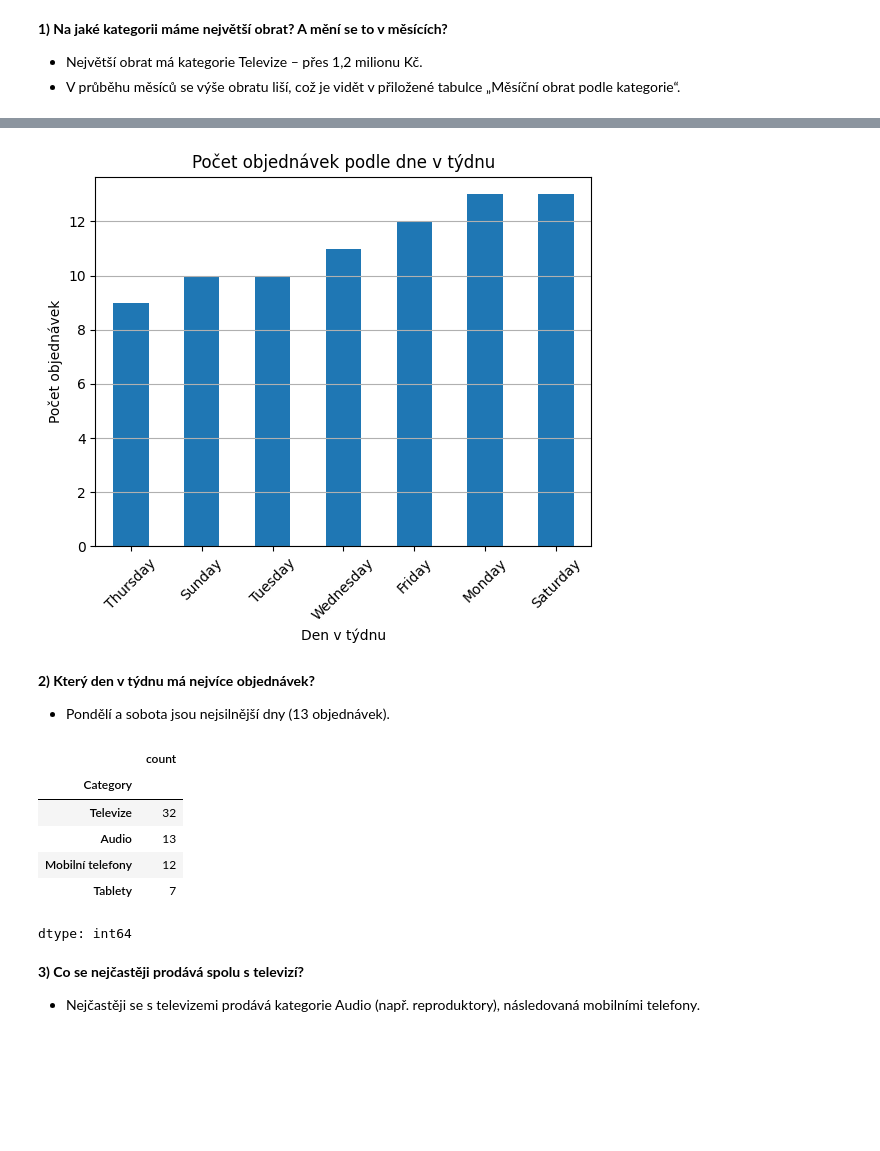
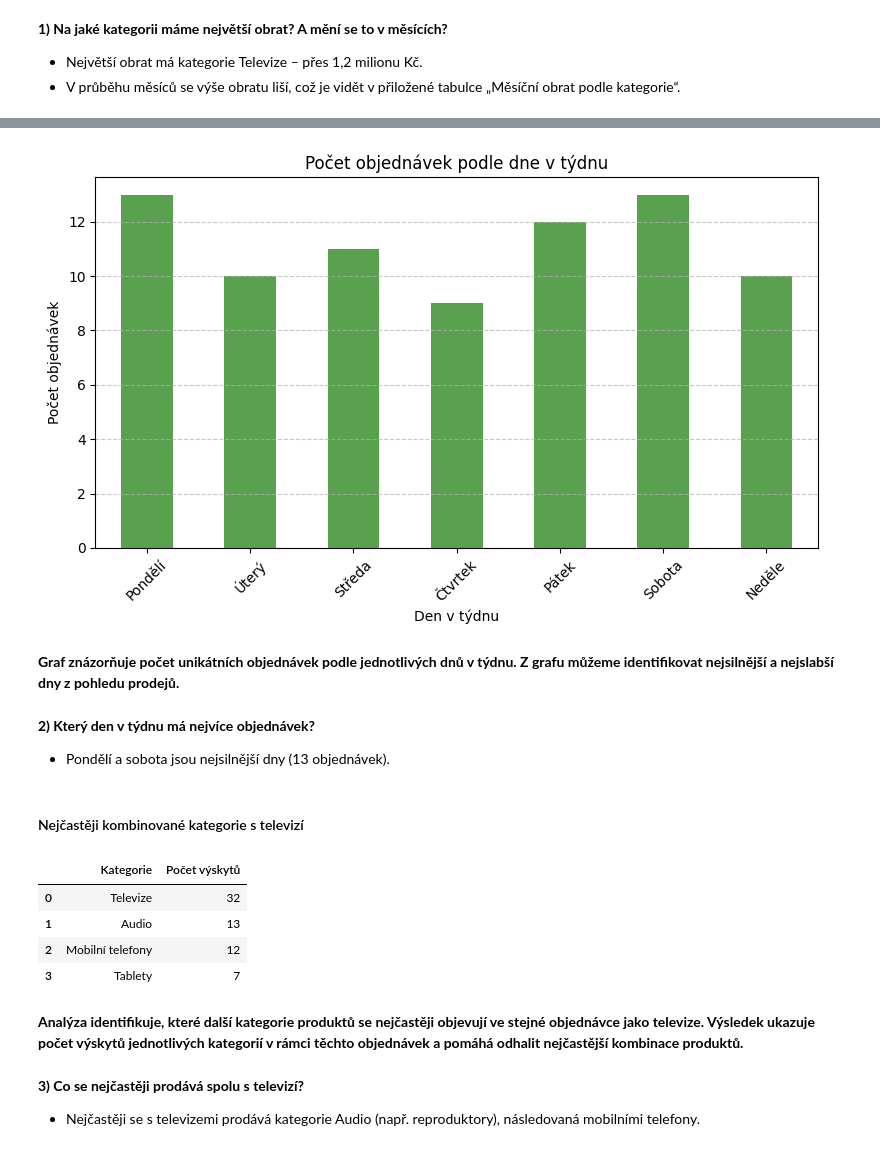
Before and after one commit to sandracumic/Test-Cross-Masters-s.r.o., a Jupyter notebook: Test_Cross_Masters_s_r_o_.ipynb, the cells around one changed output, grey strips where cells are left out. Cells and saved outputs as stored; diff of their text form; code cells hidden in the pictures; blank space fills up the shorter version.

```diff
--- a/Test_Cross_Masters_s_r_o_.ipynb
+++ b/Test_Cross_Masters_s_r_o_.ipynb
@@ -92,0 +110,28 @@ dtype: int64
+# %%
+# Slovník pro překlad názvů dnů
+nazvy_dnu_cz = {
+    "Monday": "Pondělí",
+    "Tuesday": "Úterý",
+    "Wednesday": "Středa",
+    "Thursday": "Čtvrtek",
+    "Friday": "Pátek",
+    "Saturday": "Sobota",
+    "Sunday": "Neděle"
+}
+
+# Přidání sloupců s názvem dne (AJ do CJ)
+spojeno["Den_v_tydnu_nazev"] = spojeno["Date"].dt.day_name()
+spojeno["Den_v_tydnu_nazev_cz"] = spojeno["Den_v_tydnu_nazev"].map(nazvy_dnu_cz)
+
+# Seřazení typu kategorie pro správné pořadí
+poradi_dnu = ["Pondělí", "Úterý", "Středa", "Čtvrtek", "Pátek", "Sobota", "Neděle"]
+spojeno["Den_v_tydnu_nazev_cz"] = pd.Categorical(spojeno["Den_v_tydnu_nazev_cz"], categories=poradi_dnu, ordered=True)
+
+# Vytvoření tabulky
+df_dny = spojeno.groupby("Den_v_tydnu_nazev_cz", observed=True)["Transaction ID"].nunique().reset_index()
+df_dny.columns = ["Den v týdnu", "Počet objednávek"]
+display(df_dny)
+
+display(Markdown(
+    "**Tabulka ukazuje počet unikátních objednávek podle jednotlivých dnů v týdnu.**"
+))
@@ -93,34 +148,52 @@ dtype: int64
 # %%
-spojeno.groupby(spojeno["Date"].dt.day_name())["Transaction ID"].nunique().sort_values().plot(kind="bar")
+# Graf
+denni_objednavky_cz = df_dny.set_index("Den v týdnu")["Počet objednávek"]
+denni_objednavky_cz.plot(kind='bar', figsize=(8, 5), color='#59a14f')
+
 plt.title("Počet objednávek podle dne v týdnu")
 plt.ylabel("Počet objednávek")
 plt.xlabel("Den v týdnu")
 plt.xticks(rotation=45)
-plt.grid(axis='y')
+plt.grid(axis='y', linestyle='--', alpha=0.7)
+plt.tight_layout()
 plt.show()
+
+
+display(Markdown(
+    "**Graf znázorňuje počet unikátních objednávek podle jednotlivých dnů v týdnu. Z grafu můžeme identifikovat nejsilnější a nejslabší dny z pohledu prodejů.**"
+))
 # %% [output]
-[figure, old version]
+[figure, new version]
+**Graf znázorňuje počet unikátních objednávek podle jednotlivých dnů v týdnu. Z grafu můžeme identifikovat nejsilnější a nejslabší dny z pohledu prodejů.**
 # %% [markdown]
 **2) Který den v týdnu má nejvíce objednávek?**
 
 * Pondělí a sobota jsou nejsilnější dny (13 objednávek).
 # %%
-#  Najdeme objednávky, kde je televize
+# Najdeme objednávky, kde je televize
 transakce_s_tv = spojeno[spojeno["Category"] == "Televize"]["Transaction ID"].unique()
 
 # Co všechno se v těchto objednávkách ještě nachází
 ostatni = spojeno[spojeno["Transaction ID"].isin(transakce_s_tv)]
 
-#  Tabulka pro výpočet které kategorie jsou tam nejčastěji
-ostatni["Category"].value_counts()
+# Výpočet četnosti dalších kategorií a převedení na DataFrame
+kategorie_s_televizi = ostatni["Category"].value_counts().reset_index()
+kategorie_s_televizi.columns = ["Kategorie", "Počet výskytů"]
+
+display(HTML("<h4>Nejčastěji kombinované kategorie s televizí</h4>"))
+display(kategorie_s_televizi)
+
+display(Markdown(
+    "**Analýza identifikuje, které další kategorie produktů se nejčastěji objevují ve stejné objednávce jako televize. Výsledek ukazuje počet výskytů jednotlivých kategorií v rámci těchto objednávek a pomáhá odhalit nejčastější kombinace produktů.**"
+))
 # %% [output]
+Nejčastěji kombinované kategorie s televizí
-|  | count |
-| Category |  |
-| Televize | 32 |
-| Audio | 13 |
-| Mobilní telefony | 12 |
-| Tablety | 7 |
+|  | Kategorie | Počet výskytů |
+| 0 | Televize | 32 |
+| 1 | Audio | 13 |
+| 2 | Mobilní telefony | 12 |
+| 3 | Tablety | 7 |
-dtype: int64
+**Analýza identifikuje, které další kategorie produktů se nejčastěji objevují ve stejné objednávce jako televize. Výsledek ukazuje počet výskytů jednotlivých kategorií v rámci těchto objednávek a pomáhá odhalit nejčastější kombinace produktů.**
 # %% [markdown]
 **3) Co se nejčastěji prodává spolu s televizí?**
 
```
Also changed, not shown: parts of 7 cells of this notebook.
